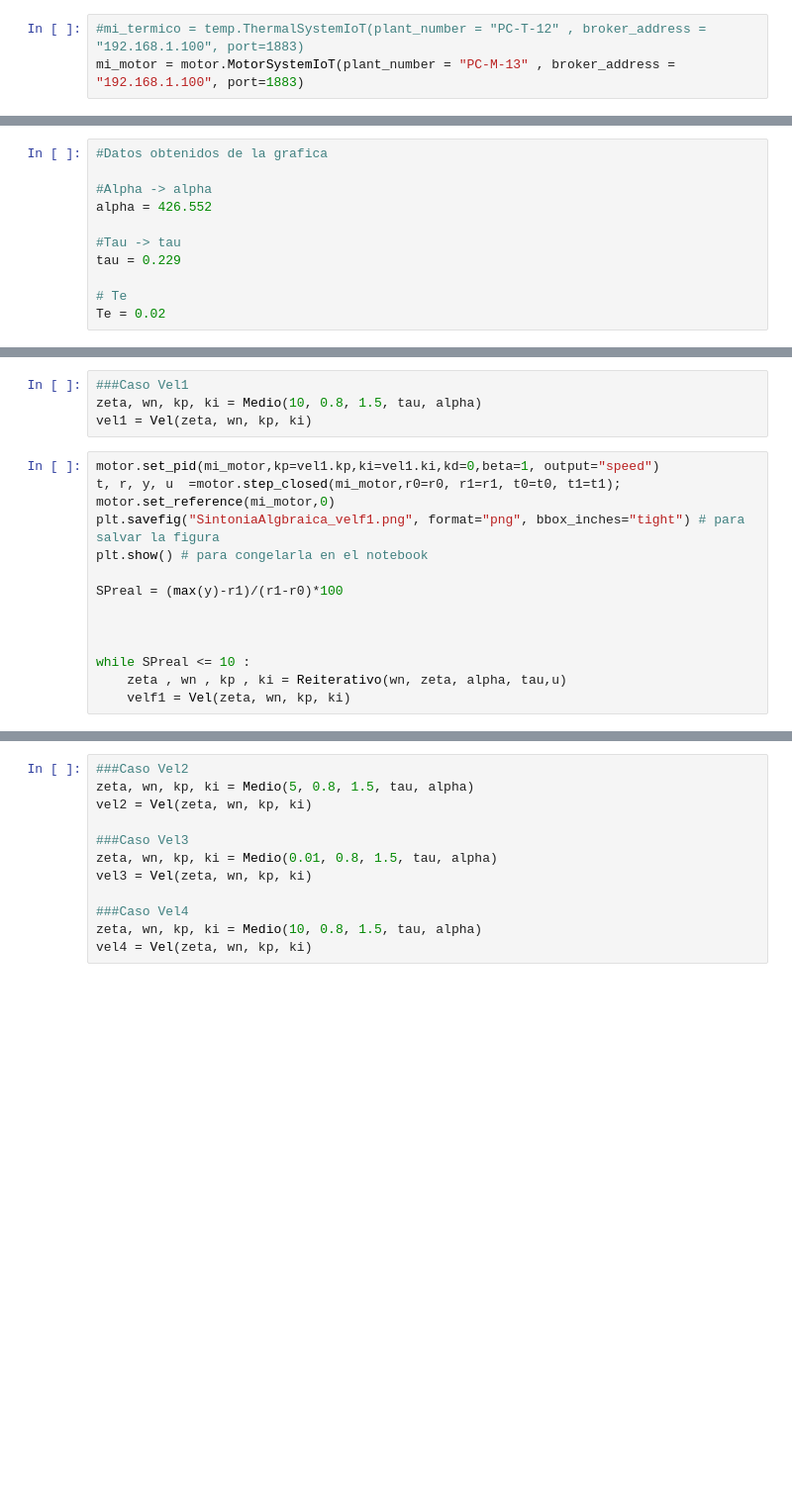
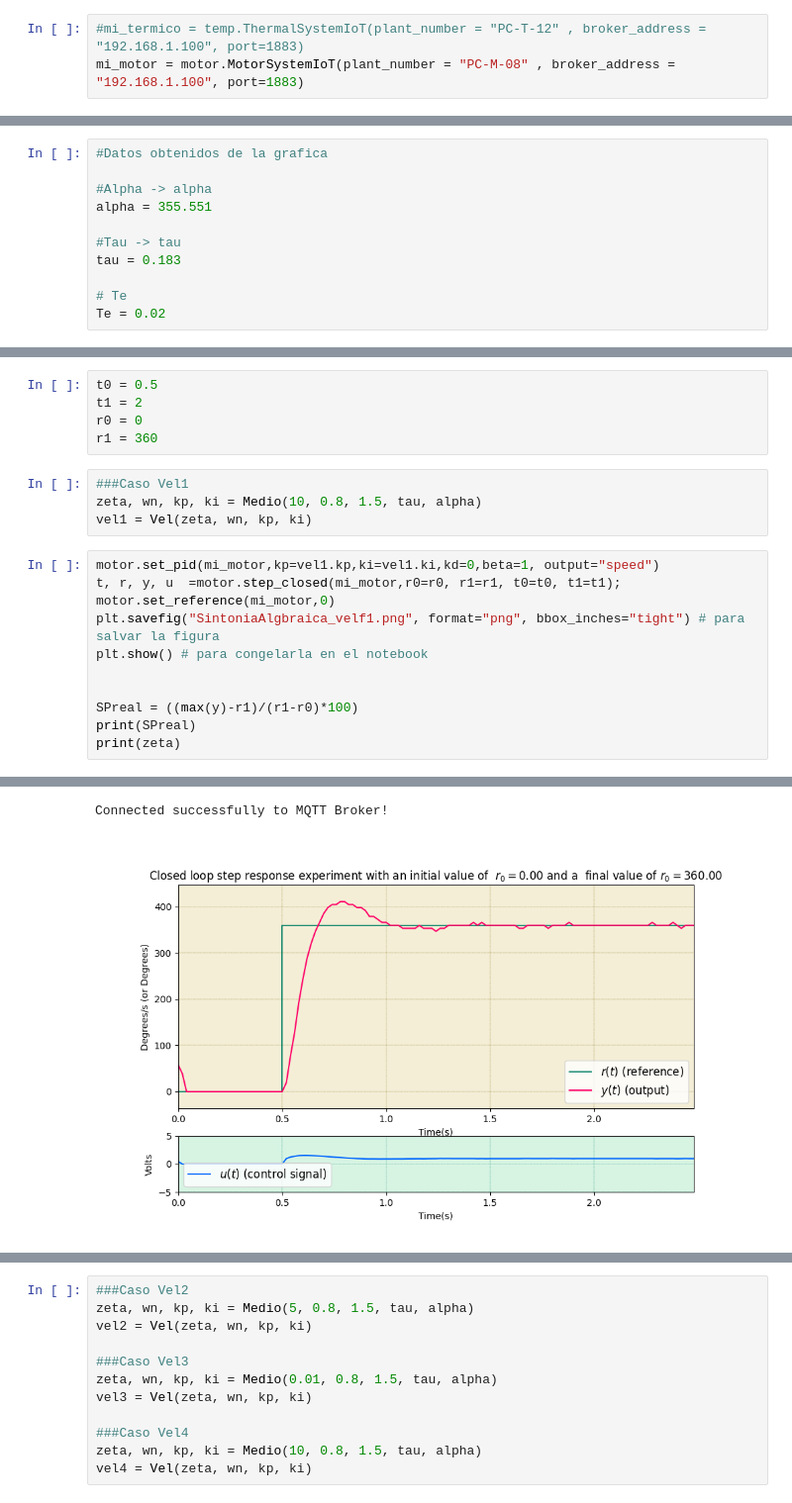
Before and after one commit to wabohorquezr/2025-II, a Jupyter notebook: Control/Laboratorios/Laboratorio3/guia3-sintonia_algebraica_PI_PID.ipynb, the cells around one changed output, grey strips where cells are left out. Shown at 99% size. Cells and saved outputs as stored; diff of their text form; blank space fills up the shorter version.

```diff
--- a/Control/Laboratorios/Laboratorio3/guia3-sintonia_algebraica_PI_PID.ipynb
+++ b/Control/Laboratorios/Laboratorio3/guia3-sintonia_algebraica_PI_PID.ipynb
@@ -41,7 +41,7 @@ Aqui está  [la ayuda de las funciones de software](https://nebisman.github.io/U
 Lo primero que necesitamos es definir tanto el sistema térmico como el motor como sistemas  IoT.
 # %%
 #mi_termico = temp.ThermalSystemIoT(plant_number = "PC-T-12" , broker_address = "192.168.1.100", port=1883)
-mi_motor = motor.MotorSystemIoT(plant_number = "PC-M-13" , broker_address = "192.168.1.100", port=1883)
+mi_motor = motor.MotorSystemIoT(plant_number = "PC-M-08" , broker_address = "192.168.1.100", port=1883)
 # %% [markdown]
 ## Sintonía por métodos algebraicos de un controlador PI para el motor
 
@@ -107,10 +128,10 @@ Una vez realizada esta revisión realice el siguiente trabajo experimental.
 #Datos obtenidos de la grafica
 
 #Alpha -> alpha
-alpha = 426.552
+alpha = 355.551
 
 #Tau -> tau
-tau = 0.229
+tau = 0.183
 
 # Te
 Te = 0.02
@@ -180,3 +197,8 @@ def Reiterativo(wn, zeta, alpha, tau,u):
+# %%
+t0 = 0.5
+t1 = 2
+r0 = 0
+r1 = 360
 # %%
 ###Caso Vel1
 zeta, wn, kp, ki = Medio(10, 0.8, 1.5, tau, alpha)
@@ -188,11 +210,8 @@ motor.set_reference(mi_motor,0)
 plt.savefig("SintoniaAlgbraica_velf1.png", format="png", bbox_inches="tight") # para salvar la figura
 plt.show() # para congelarla en el notebook
 
-SPreal = (max(y)-r1)/(r1-r0)*100
 
-
-
-while SPreal <= 10 :
-    zeta , wn , kp , ki = Reiterativo(wn, zeta, alpha, tau,u)
-    velf1 = Vel(zeta, wn, kp, ki)
+SPreal = ((max(y)-r1)/(r1-r0)*100)
+print(SPreal)
+print(zeta)
 # %% [output]
@@ -199,0 +222,2 @@ SyntaxError: expected ':' (2885112447.py, line 4)
+Connected successfully to MQTT Broker!
+[figure, added]
```
Also changed, not shown: parts of 9 cells of this notebook, 6 other files.
